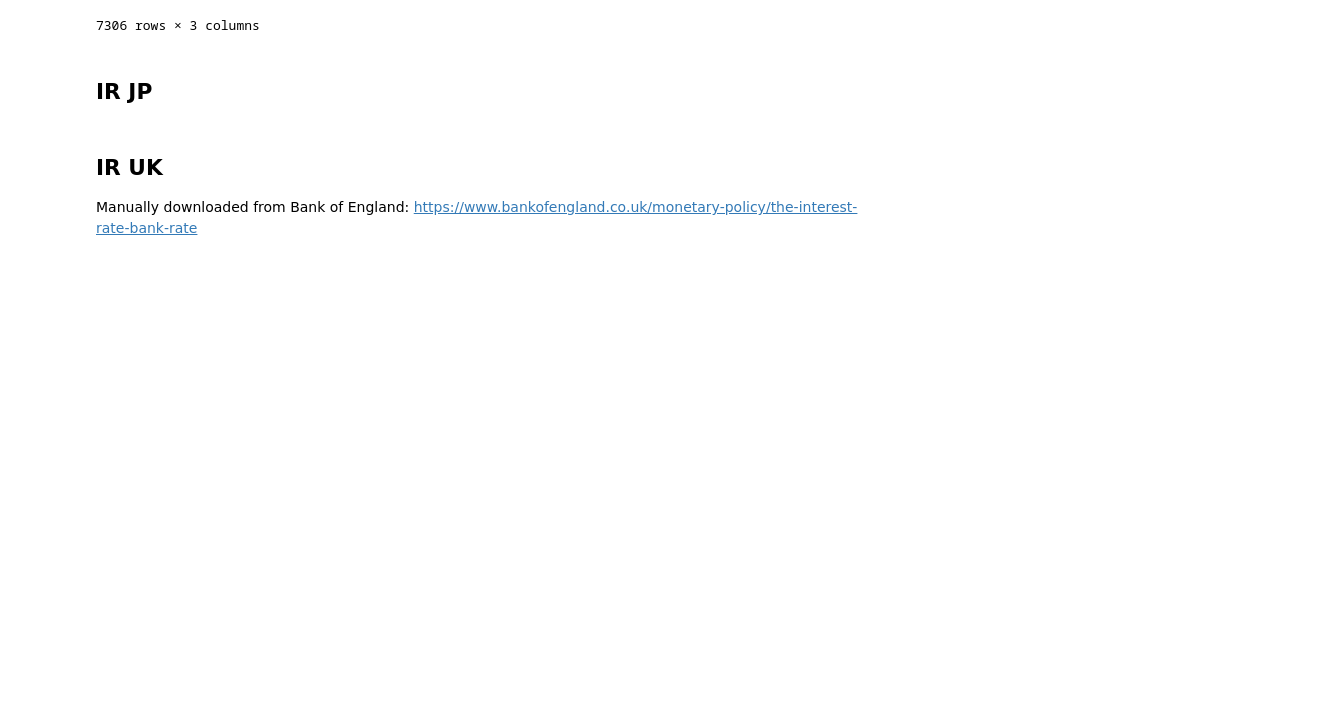
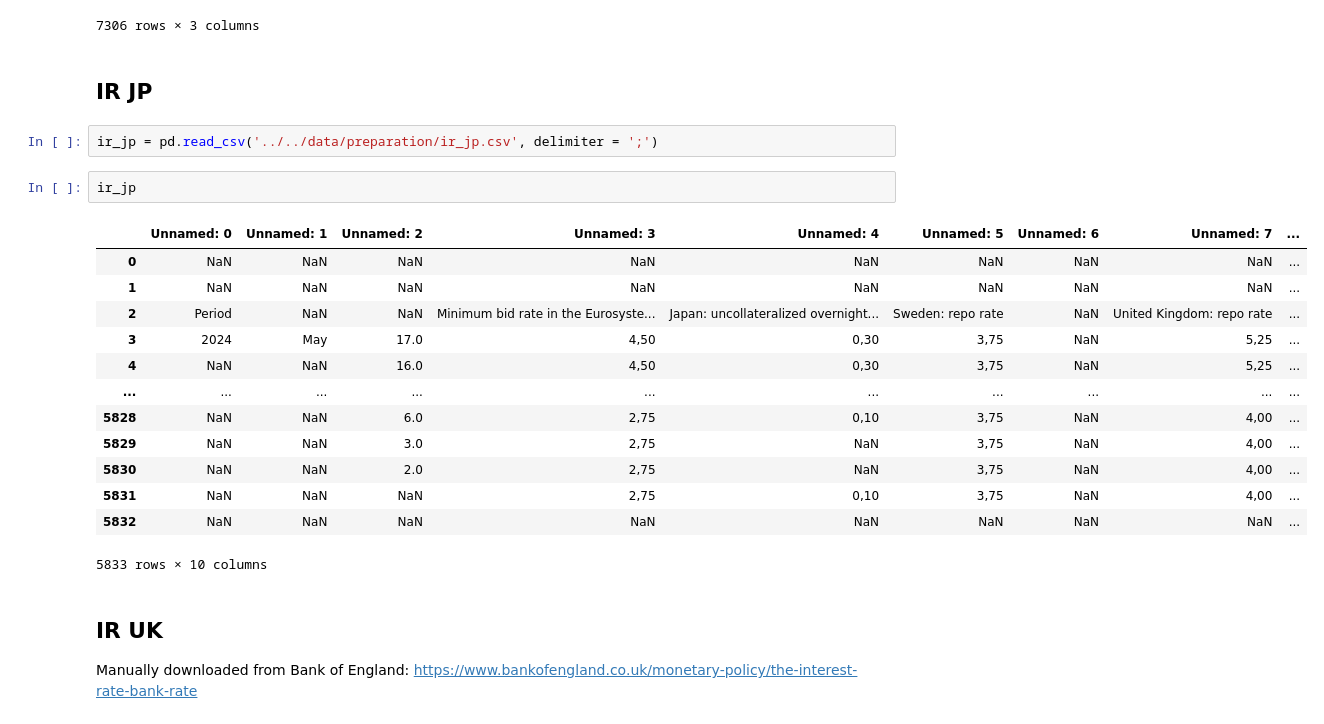
Before and after one commit to ikeryanez/Forecasting_FinancialTS, a Jupyter notebook: notebooks/1-data_acquisition/Macro.ipynb, the cells around one changed output. Saved outputs shown, nothing was run; the diff lists cells and outputs as text; blank space fills up the shorter version.

```diff
--- a/notebooks/1-data_acquisition/Macro.ipynb
+++ b/notebooks/1-data_acquisition/Macro.ipynb
@@ -367,6 +427,24 @@ ir_ez
 7306 rows × 3 columns
 # %% [markdown]
 ## IR JP
+# %%
+ir_jp = pd.read_csv('../../data/preparation/ir_jp.csv', delimiter = ';')
+# %%
+ir_jp
+# %% [output]
+|  | Unnamed: 0 | Unnamed: 1 | Unnamed: 2 | Unnamed: 3 | Unnamed: 4 | Unnamed: 5 | Unnamed: 6 | Unnamed: 7 | ... |
+| 0 | NaN | NaN | NaN | NaN | NaN | NaN | NaN | NaN | ... |
+| 1 | NaN | NaN | NaN | NaN | NaN | NaN | NaN | NaN | ... |
+| 2 | Period | NaN | NaN | Minimum bid rate in the Eurosyste... | Japan: uncollateralized overnight... | Sweden: repo rate | NaN | United Kingdom: repo rate | ... |
+| 3 | 2024 | May | 17.0 | 4,50 | 0,30 | 3,75 | NaN | 5,25 | ... |
+| 4 | NaN | NaN | 16.0 | 4,50 | 0,30 | 3,75 | NaN | 5,25 | ... |
+| ... | ... | ... | ... | ... | ... | ... | ... | ... | ... |
+| 5828 | NaN | NaN | 6.0 | 2,75 | 0,10 | 3,75 | NaN | 4,00 | ... |
+| 5829 | NaN | NaN | 3.0 | 2,75 | NaN | 3,75 | NaN | 4,00 | ... |
+| 5830 | NaN | NaN | 2.0 | 2,75 | NaN | 3,75 | NaN | 4,00 | ... |
+| 5831 | NaN | NaN | NaN | 2,75 | 0,10 | 3,75 | NaN | 4,00 | ... |
+| 5832 | NaN | NaN | NaN | NaN | NaN | NaN | NaN | NaN | ... |
+5833 rows × 10 columns
 # %% [markdown]
 ## IR UK
 
```
Also changed, not shown: parts of 16 cells of this notebook, 2 other files.
